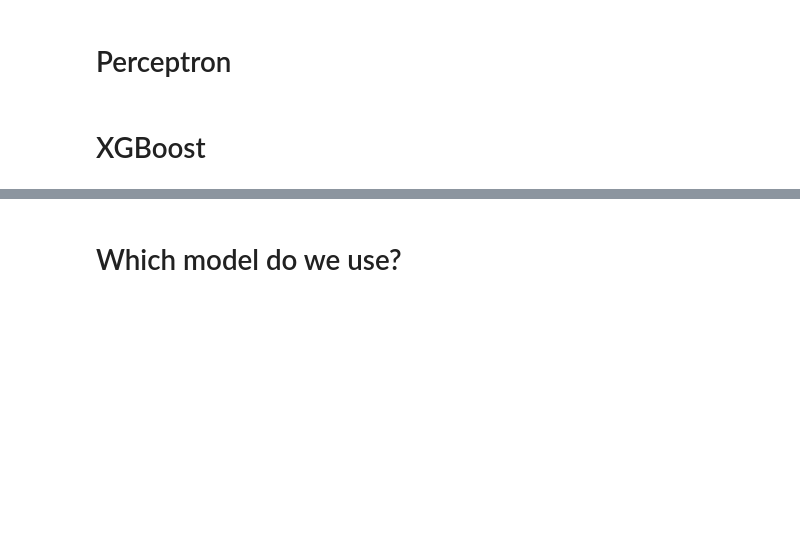
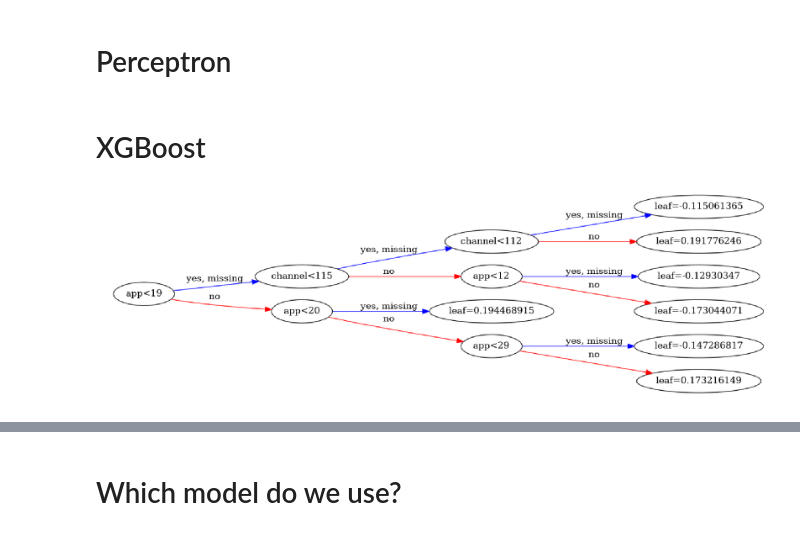
Before and after one commit to catherinelee274/fraud_detection, a Jupyter notebook: main.ipynb, the cells around one changed output, grey strips where cells are left out. Saved outputs shown, nothing was run; the diff lists cells and outputs as text; code cells hidden in the pictures; blank space fills up the shorter version.

Commit message:
added graphviz maps for xgboost

```diff
--- a/main.ipynb
+++ b/main.ipynb
@@ -214,3 +283,17 @@ XGB = xgb.XGBClassifier()
 XGB.fit(X_train, y_train)
 Y_pred = XGB.predict(X_test)
 XGB_score = XGB.score(X_test,y_test)
+# %%
+from xgboost import plot_tree
+
+
+
+import graphviz
+# Visualizing xgboost decisision trees using graphiviz library
+
+# Visualizing the first boosted tree (least sophisticated)
+fig, ax = plt.subplots(figsize=(30, 30))
+xgb.plot_tree(XGB, ax=ax, num_trees=0 , rankdir='LR')
+plt.show()
+# %% [output]
+[figure, added]
```
Also changed, not shown: parts of 18 cells of this notebook, 2 other files.
